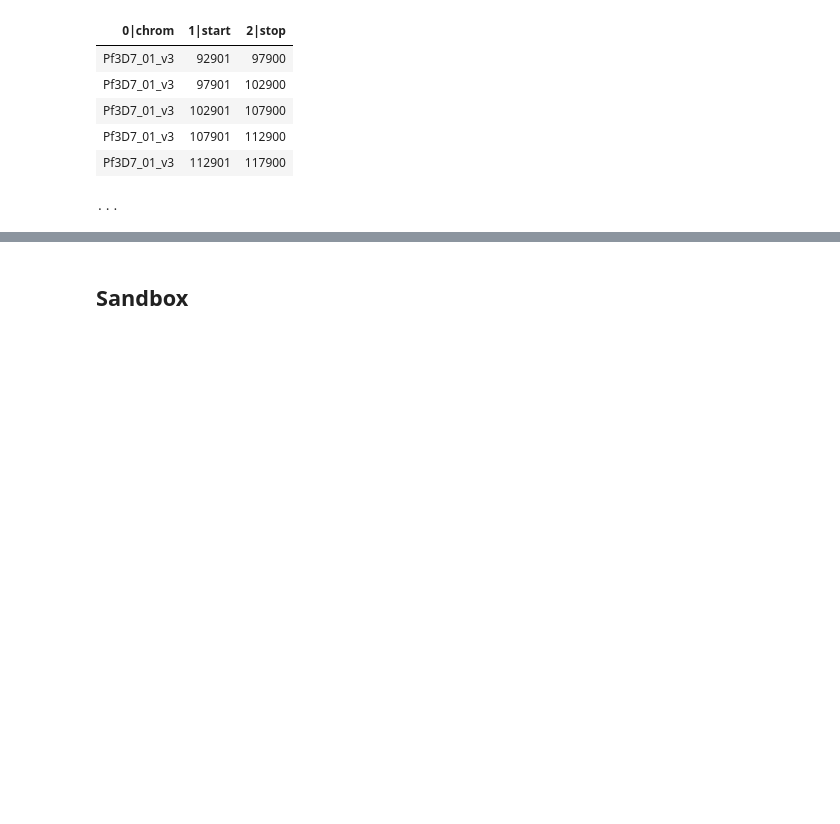
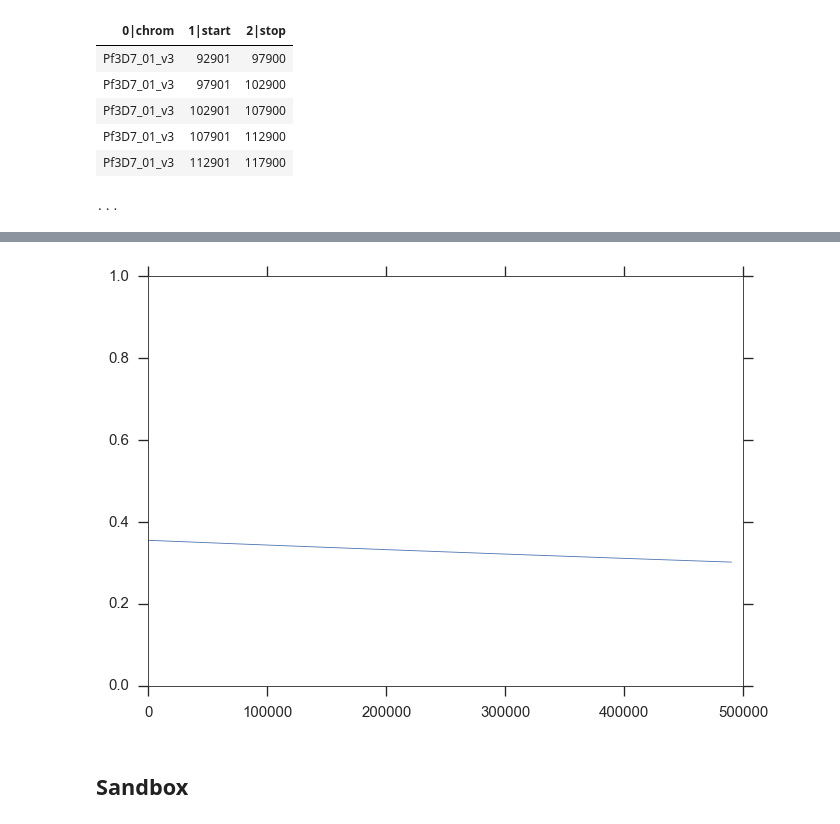
Before and after one commit to wtchg-kwiatkowski/pfx-paper-2015, a Jupyter notebook: supplementary/notebooks/hotspots.ipynb, the cells around one changed output, grey strips where cells are left out. Drawn from its saved outputs; the diff is of its cells as text; code cells hidden in the pictures; blank space fills up the shorter version.

```diff
--- a/supplementary/notebooks/hotspots.ipynb
+++ b/supplementary/notebooks/hotspots.ipynb
@@ -105,2 +691,9 @@ tbl_recom
+# %%
+cen_dist = np.arange(0, 500000, 10000)
+y = np.e**(-1.035e+00 + -3.316e-07*cen_dist)
+plt.plot(x, y)
+plt.ylim(0, 1);
+# %% [output]
+[figure, added]
 # %% [markdown]
 ## Sandbox
```
Also changed, not shown: parts of 50 cells of this notebook.
